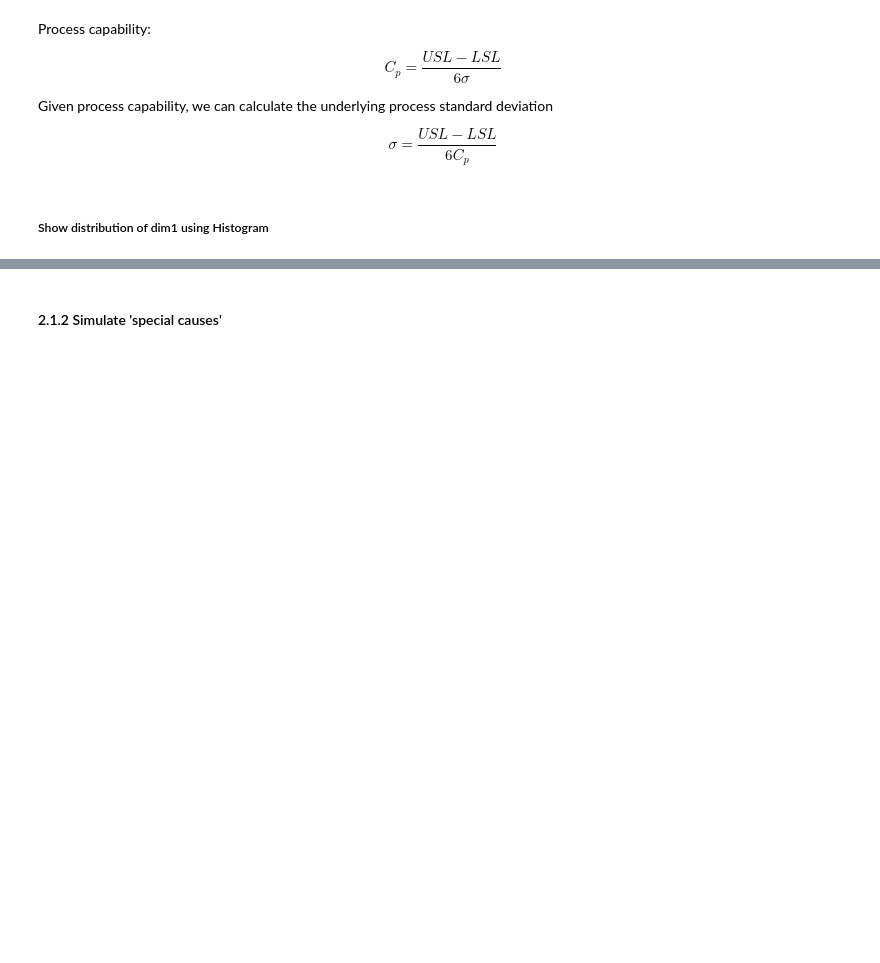
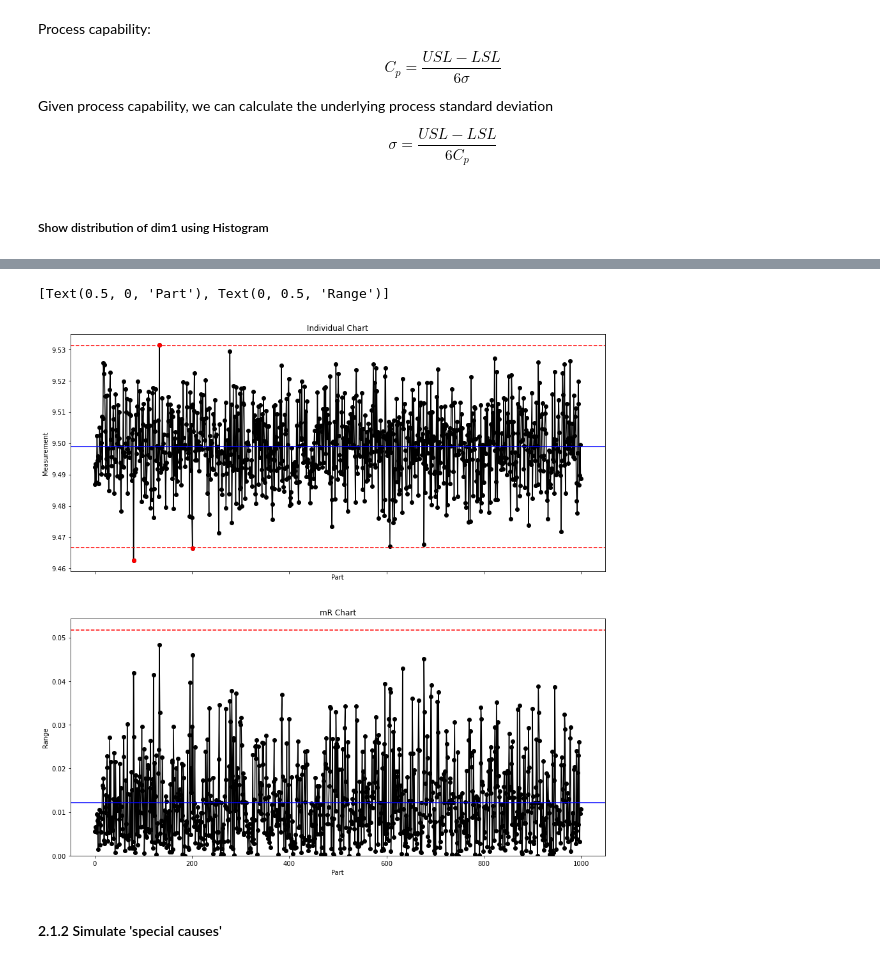
Before and after one commit to przemekbil/PfDA_2021_project, a Jupyter notebook: Project.ipynb, the cells around one changed output, grey strips where cells are left out. Cells and saved outputs as stored; diff of their text form; code cells hidden in the pictures; blank space fills up the shorter version.

Commit message:
Red markers added to points beyond Control Limits on SPC chart

```diff
--- a/Project.ipynb
+++ b/Project.ipynb
@@ -93,5 +93,5 @@ plt.show()
 # %%
-# Below code for SPC chart taken from: https://towardsdatascience.com/quality-control-charts-guide-for-python-9bb1c859c051
+# Below code for SPC chart originally taken from: https://towardsdatascience.com/quality-control-charts-guide-for-python-9bb1c859c051
 
 # Import required libraries
 import statistics
@@ -106,64 +106,65 @@ for data in range(1, len(dim1)):
     i += 1
 
 # Convert list to pandas Series objects
 MR = pd.Series(MR)
 
 # Concatenate mR Series with and rename columns
 data = pd.concat([dim1, MR], axis=1).rename(columns={0:"Dim1", 1:"mR"})
 
 # calculate the mean of the variable
 x_bar = np.mean(data['Dim1'])
 mr_bar = np.mean(data['mR'][1:len(data['mR'])])
 
+# Below calculations as per 'Implementing Six Sigma' Forrest W. Breyfogle III, p227
 # Calculate Upper and Lower Control Limits for X chart
-ucl = x_bar+3*mr_bar/1.128
-lcl = x_bar-3*mr_bar/1.128
+ucl = x_bar+mr_bar*2.66
+lcl = x_bar-mr_bar*2.66
 
-# Calculate Upper and Lower Control Limits for mR chart
-mr_ucl = mr_bar+3*mr_bar*0.8525
-mr_lcl = mr_bar-3*mr_bar*0.8525
+# Calculate Upper Control Limits for mR chart (there is no lower CL for mR chart)
+mr_ucl = mr_bar+mr_bar*3.267
 
 # Plot x and mR charts
 fig, axs = plt.subplots(2, figsize=(15,15), sharex=True)
 
-# x chart
+# X chart
+# Graph all the points
 axs[0].plot(data['Dim1'], linestyle='-', marker='o', color='black')
+
+# Add red dot where Dim1 is over UCL or under LCL
+axs[0].plot(data.loc[data['Dim1']>ucl]['Dim1'], linestyle="", marker='o', color='red')
+axs[0].plot(data.loc[data['Dim1']<lcl]['Dim1'], linestyle="", marker='o', color='red')
+
+# Plot blue horizontal line at the process mean
 axs[0].axhline(x_bar, color='blue')
+
+# Plot red dotted lines at UCL and LCL
 axs[0].axhline(ucl, color = 'red', linestyle = 'dashed')
 axs[0].axhline(lcl, color = 'red', linestyle = 'dashed')
+
+# Set Chart title and axis labels
 axs[0].set_title('Individual Chart')
-axs[0].set(xlabel='Unit', ylabel='Value')
+axs[0].set(xlabel='Part', ylabel='Measurement')
+
 
 # mR chart
+# Graph all the points
 axs[1].plot(data['mR'], linestyle='-', marker='o', color='black')
+
+# Add red dot where Dim1 is over UCL
+axs[1].plot(data.loc[data['mR']>mr_ucl]['mR'], marker='o', color='red')
+
+# Plot blue horizontal line at the mR mean
 axs[1].axhline(mr_bar, color='blue')
+
+# Plot red dotted line at UCL
 axs[1].axhline(mr_ucl, color='red', linestyle ='dashed')
-axs[1].axhline(mr_lcl, color='red', linestyle ='dashed')
+
 axs[1].set_ylim(bottom=0)
 axs[1].set_title('mR Chart')
-axs[1].set(xlabel='Unit', ylabel='Range')
-
-# Validate points out of control limits for x chart
-i = 0
-control = True
-for unit in data['Dim1']:
-    if unit > ucl or unit < lcl:
-        print('Unit', i, 'out of cotrol limits!')
-        control = False
-    i += 1
-if control == True:
-    print('All points within control limits.')
-
-# Validate points out of control limits for mR chart
-i = 0
-control = True
-for unit in data['mR']:
-    if unit > mr_ucl or unit < mr_lcl:
-        print('Unit', i, 'out of control limits!')
-        control = False
-    i += 1
-if control == True:
-    print('All points within control limits.')
+axs[1].set(xlabel='Part', ylabel='Range')
+# %% [output]
+[Text(0.5, 0, 'Part'), Text(0, 0.5, 'Range')]
+[figure, added]
 # %% [markdown]
 <a id="par2.1.2"></a>
 #### 2.1.2 Simulate 'special causes'
```
Also changed, not shown: parts of 1 cell of this notebook.
